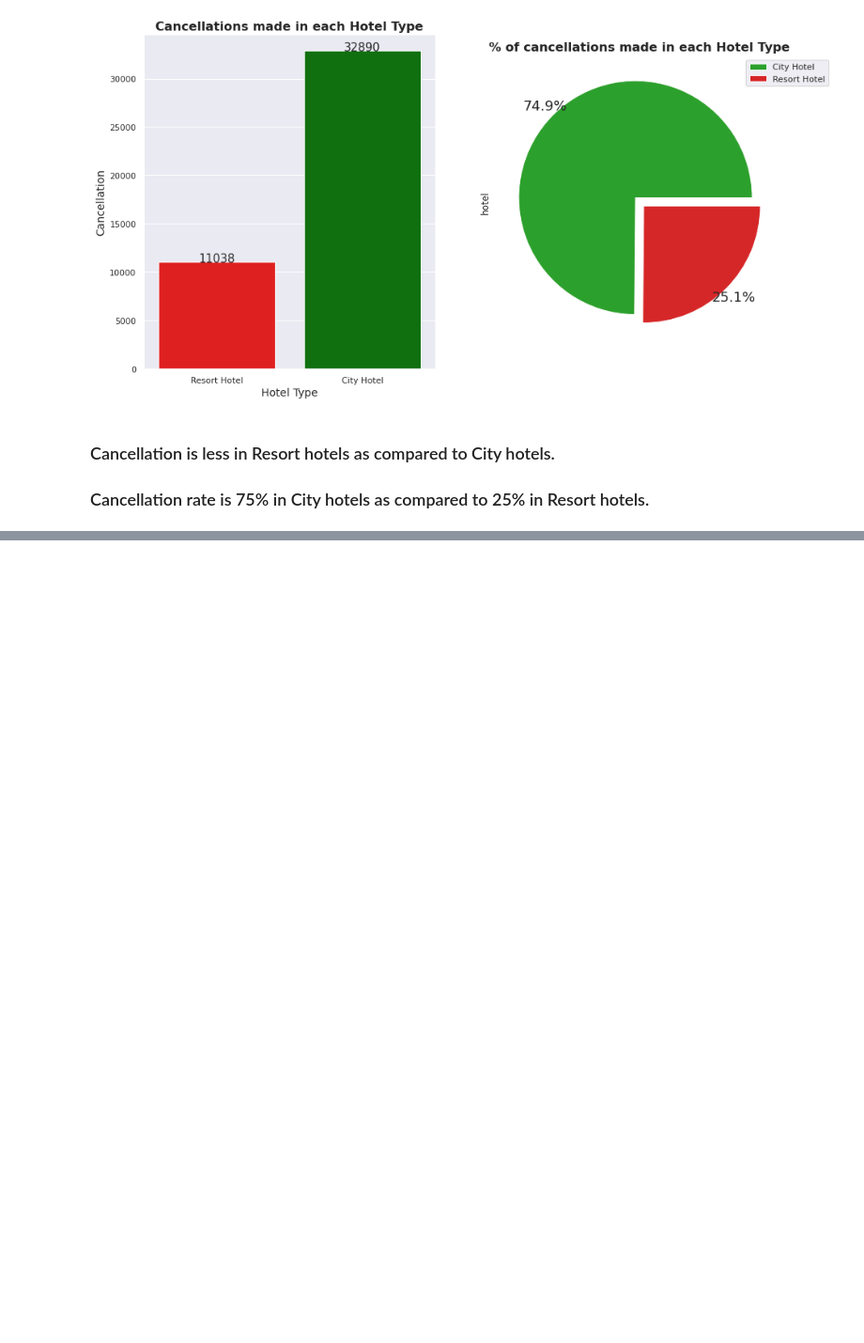
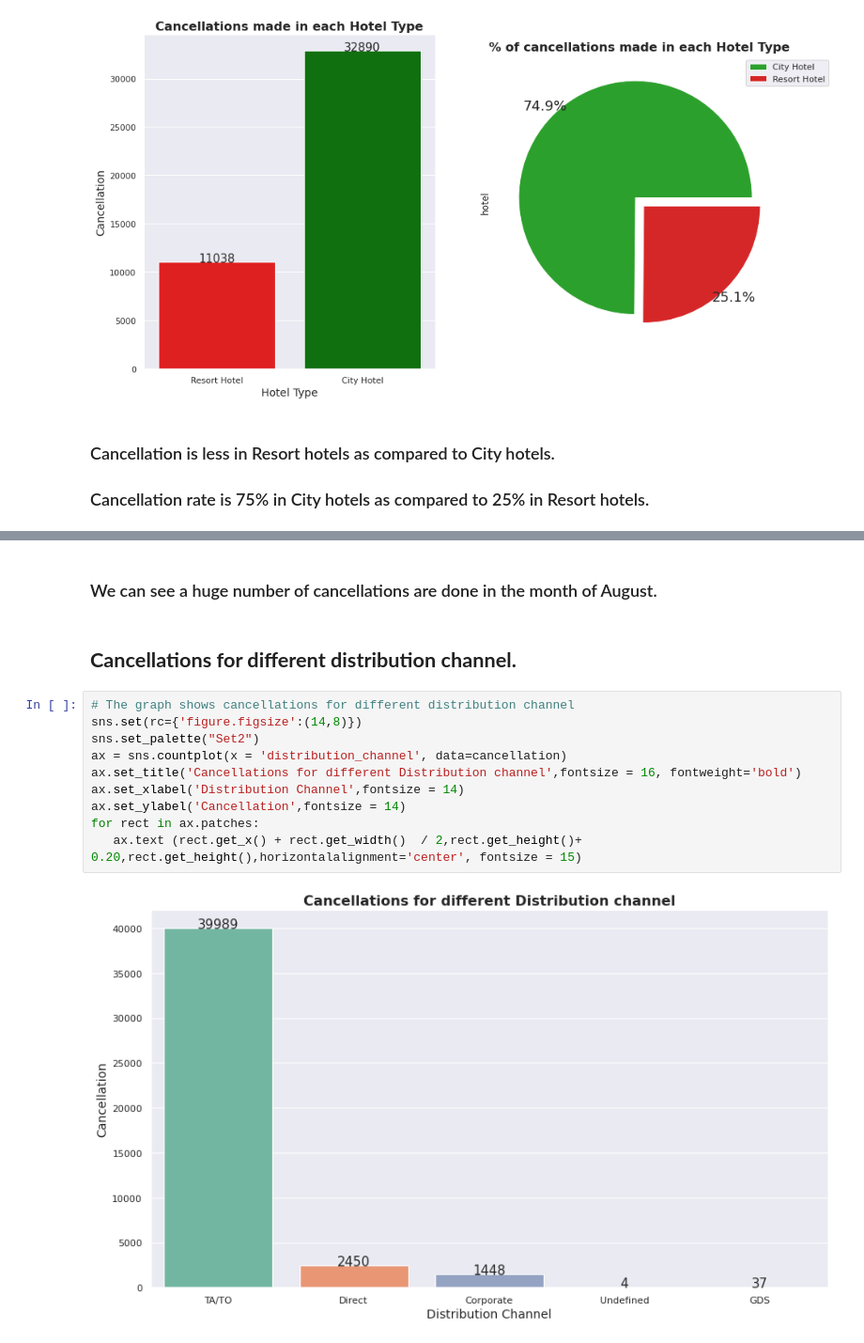
Before and after one commit to sanjaypauloct1989/6.Hotel-booking-EDA, a Jupyter notebook: Hotel Booking Analysis-Capstone Project.ipynb, the cells around one changed output, grey strips where cells are left out. Shown at 94% size. Drawn from its saved outputs; the diff is of its cells as text; blank space fills up the shorter version.

```diff
--- a/Hotel Booking Analysis-Capstone Project.ipynb
+++ b/Hotel Booking Analysis-Capstone Project.ipynb
@@ -580,0 +609,16 @@ Text(0.5, 1.0, '% of cancellations made in each Hotel Type')
+# %% [markdown]
+### We can see a huge number of cancellations are done in the month of August.
+# %% [markdown]
+## **Cancellations for different distribution channel.**
+# %%
+# The graph shows cancellations for different distribution channel
+sns.set(rc={'figure.figsize':(14,8)})
+sns.set_palette("Set2")
+ax = sns.countplot(x = 'distribution_channel', data=cancellation)
+ax.set_title('Cancellations for different Distribution channel',fontsize = 16, fontweight='bold')
+ax.set_xlabel('Distribution Channel',fontsize = 14)
+ax.set_ylabel('Cancellation',fontsize = 14)
+for rect in ax.patches:
+   ax.text (rect.get_x() + rect.get_width()  / 2,rect.get_height()+ 0.20,rect.get_height(),horizontalalignment='center', fontsize = 15)
+# %% [output]
+[figure, added]
```
Also changed, not shown: parts of 16 cells of this notebook.
